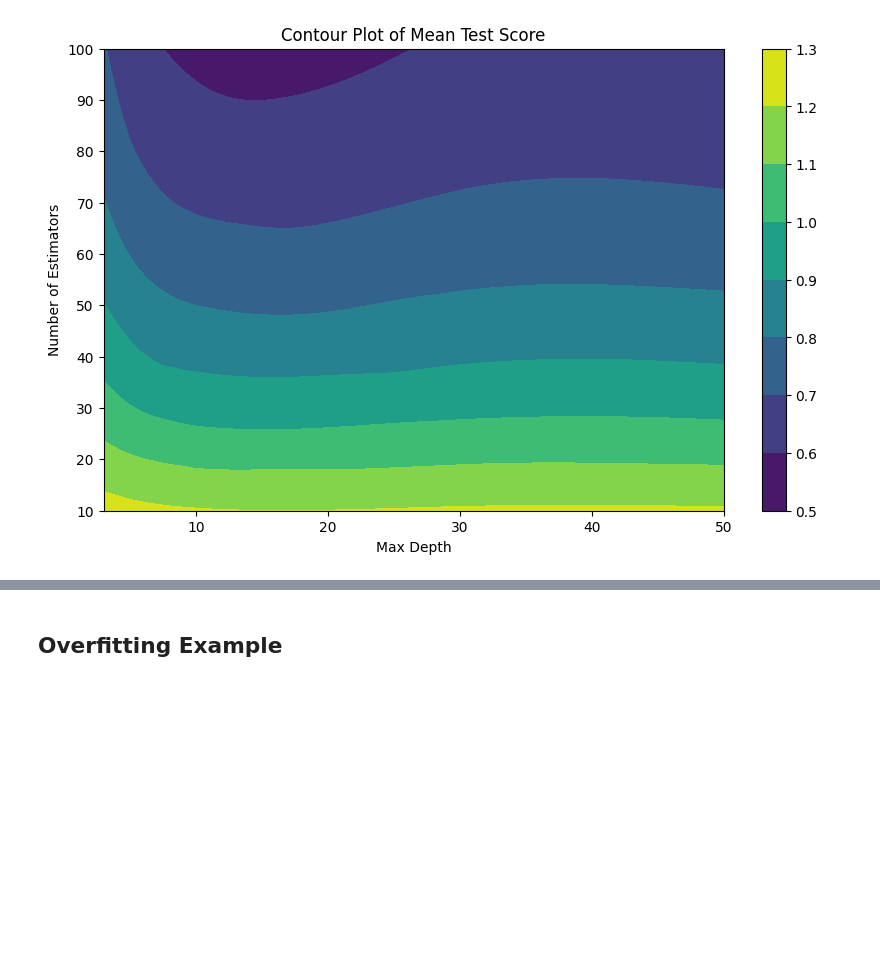
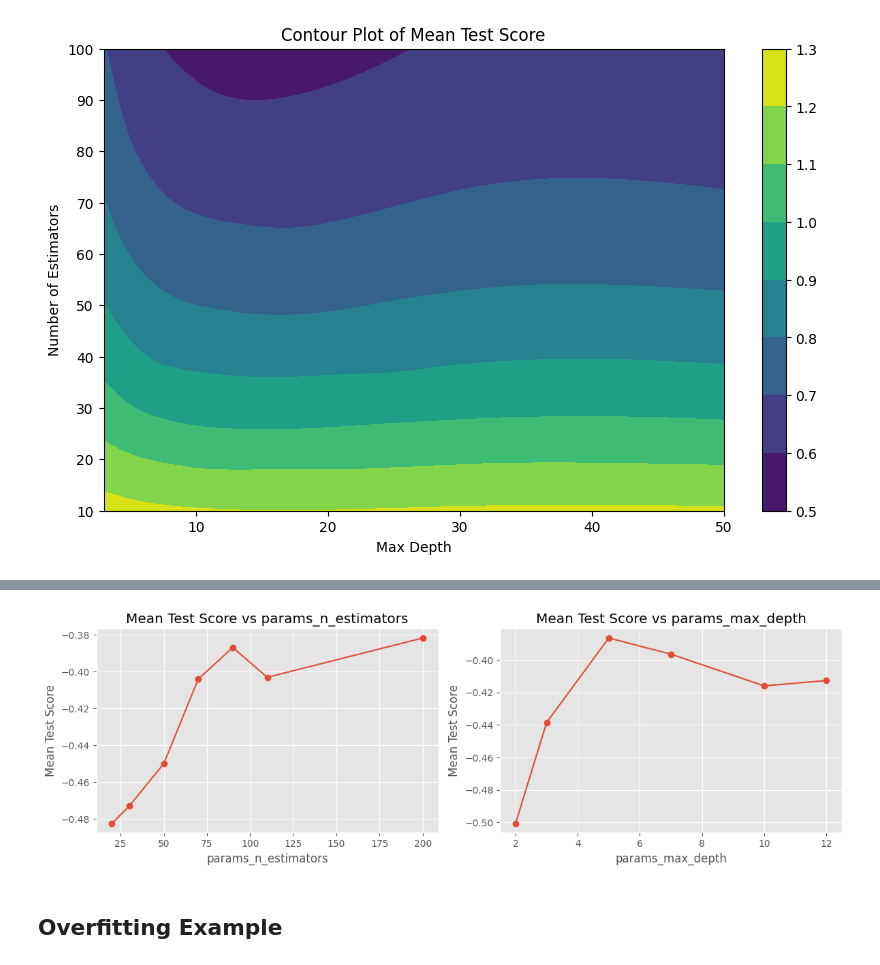
Before and after one commit to YimingZhang07/quantbullet, a Jupyter notebook: docs/model_selection/xgboost_prod.ipynb, the cells around one changed output, grey strips where cells are left out. Drawn from its saved outputs; the diff is of its cells as text; code cells hidden in the pictures; blank space fills up the shorter version.

Commit message:
feat: add optuna hyperparameter optimization

```diff
--- a/docs/model_selection/xgboost_prod.ipynb
+++ b/docs/model_selection/xgboost_prod.ipynb
@@ -85,0 +81,27 @@ CrossValidationResult(grid_search.cv_results_).partial_cv_scores()
+# %%
+import xgboost
+from sklearn.datasets import fetch_california_housing
+
+
+data = fetch_california_housing()
+X, y = data.data, data.target
+optimizer = OptunaCVOptimizer(X, y,
+                              xgboost.XGBRegressor(),
+                              objective='reg:squarederror',
+                              scoring='neg_mean_squared_error', cv=5)
+# %%
+fixed_params = {
+    'learning_rate': 0.1,
+    'min_split_loss': 0,
+    'alpha': 1,
+    'subsample': 0.5,
+    'colsample_bytree': 1,
+    'random_state': 42,
+}
+
+tuning_params = {
+    'n_estimators': [20, 30, 50, 70, 90, 110, 200],
+    'max_depth': [2, 3, 5, 7, 10, 12],
+}
+# %%
+optunares = optimizer.optimize(fixed_params, tuning_params, n_trials=100)
@@ -86,3 +162,7 @@ CrossValidationResult(grid_search.cv_results_).partial_cv_scores()
+# %%
+OptunaStudyResult(optunares.study).partial_cv_scores()
+# %% [output]
+[figure, added]
 # %% [markdown]
 ## Overfitting Example
 # %%
```
Also changed, not shown: parts of 8 cells of this notebook, 14 other files.
